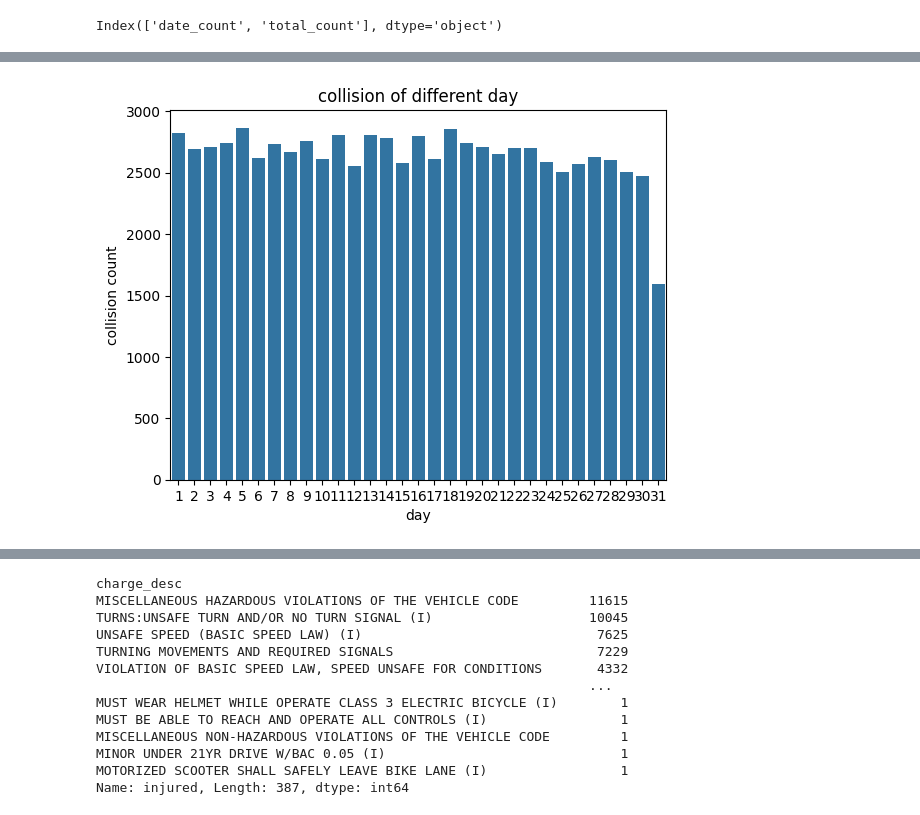
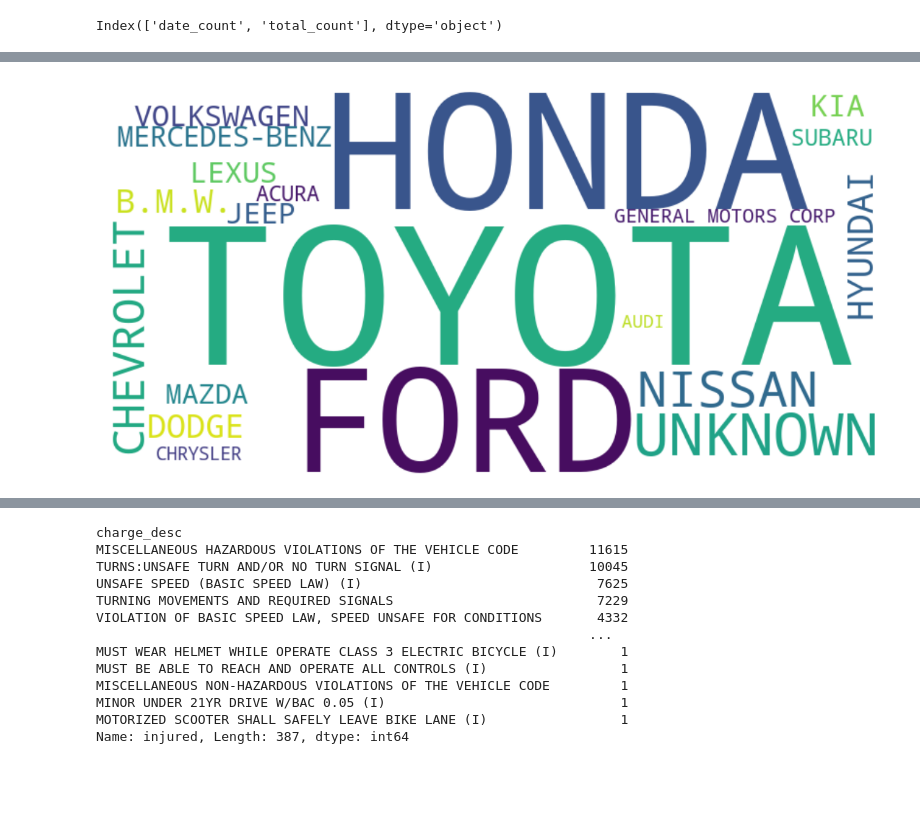
Before and after one commit to rellimrebo/traffic-risk-estimator, a Jupyter notebook: data_statistic.ipynb, the cells around one changed output, grey strips where cells are left out. Cells and saved outputs as stored; diff of their text form; code cells hidden in the pictures; blank space fills up the shorter version.

```diff
--- a/data_statistic.ipynb
+++ b/data_statistic.ipynb
@@ -97,8 +75,10 @@ Name: date_time, dtype: int64
-# %%
-sns.barplot(x=day_count.index, y=day_count.values)
-plt.title('collision of different day')
-plt.xlabel('day')
-plt.ylabel('collision count')
-plt.show()
-# %% [output]
-[figure, removed]
+# %%
+# 生成词云对象，并根据词频生成词云
+wordcloud = WordCloud(width=800, height=400, background_color='white').generate_from_frequencies(carmaker_count)
+# 绘制词云
+plt.figure(figsize=(14, 7))
+plt.imshow(wordcloud, interpolation='bilinear')
+plt.axis('off')
+plt.show()
+# %% [output]
+[figure, added]
```
Also changed, not shown: parts of 45 cells of this notebook.
